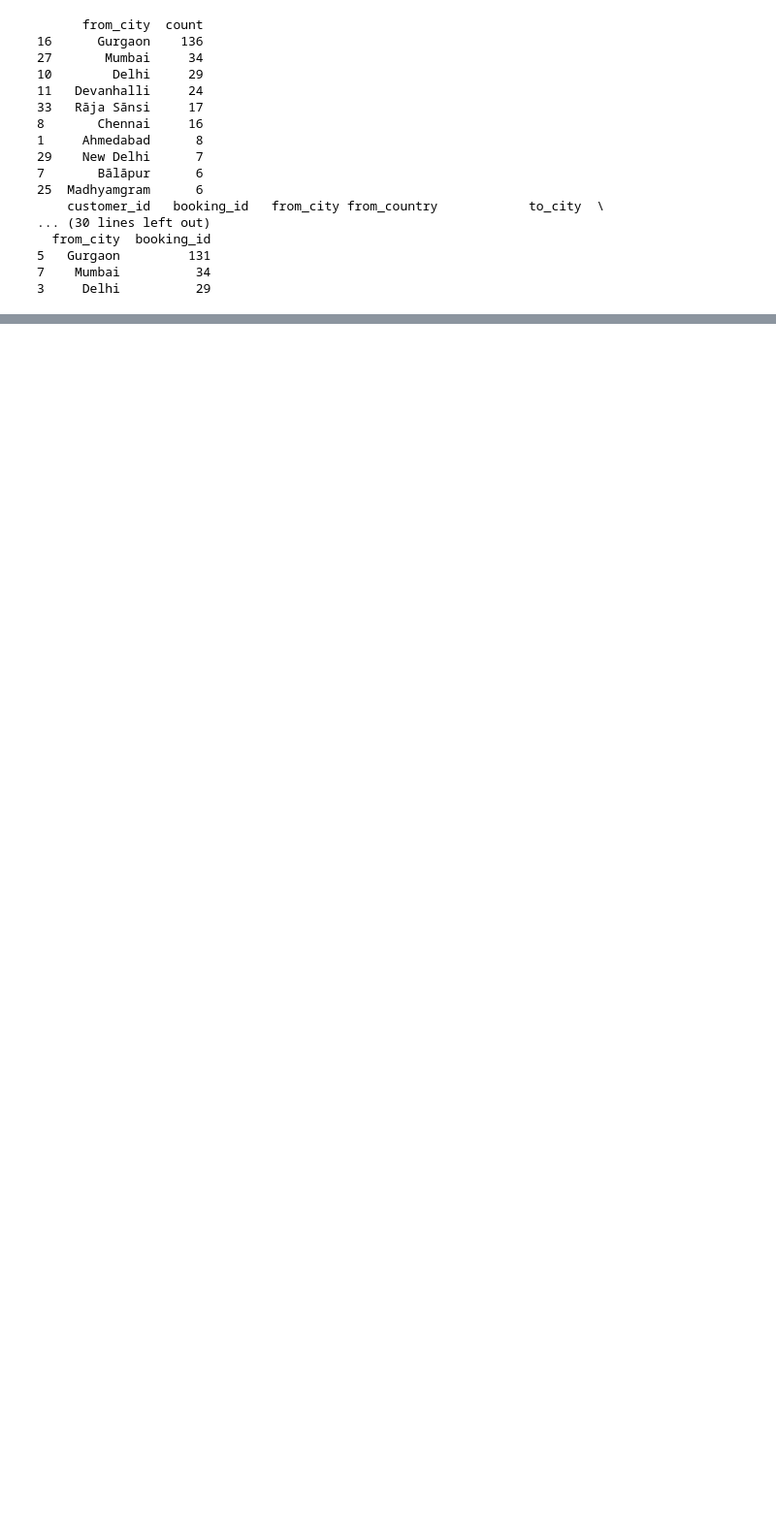
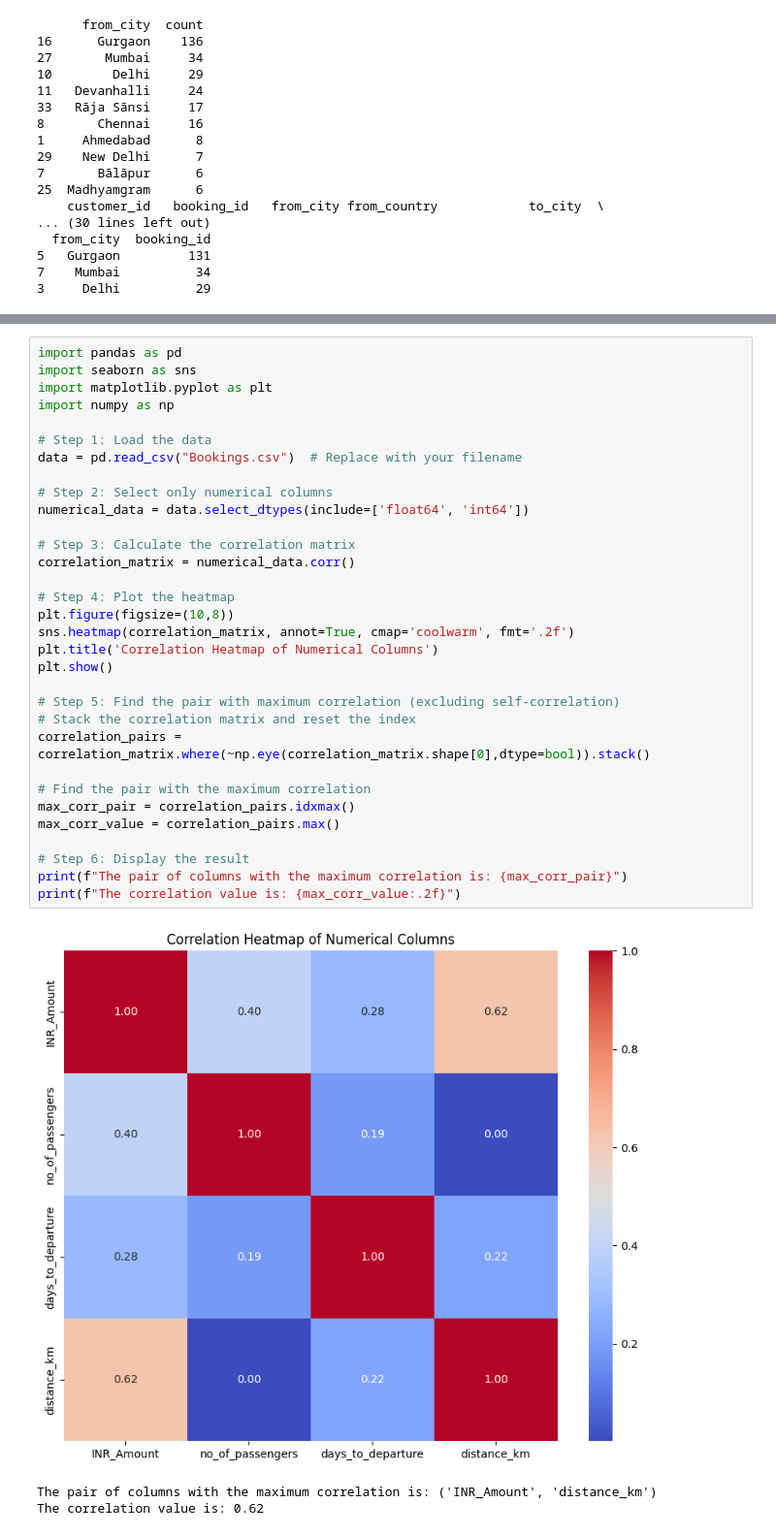
Before and after one commit to Ninja-draw-coder/PythonProjects, a Jupyter notebook: Travel_Aggregator_Analysis.ipynb, the cells around one changed output, grey strips where cells are left out. Shown at 97% size. Drawn from its saved outputs; the diff is of its cells as text; blank space fills up the shorter version.

```diff
--- a/Travel_Aggregator_Analysis.ipynb
+++ b/Travel_Aggregator_Analysis.ipynb
@@ -269,0 +289,36 @@ print(df_advance_departurecity.head(3))
+# %%
+import pandas as pd
+import seaborn as sns
+import matplotlib.pyplot as plt
+import numpy as np
+
+# Step 1: Load the data
+data = pd.read_csv("Bookings.csv")  # Replace with your filename
+
+# Step 2: Select only numerical columns
+numerical_data = data.select_dtypes(include=['float64', 'int64'])
+
+# Step 3: Calculate the correlation matrix
+correlation_matrix = numerical_data.corr()
+
+# Step 4: Plot the heatmap
+plt.figure(figsize=(10,8))
+sns.heatmap(correlation_matrix, annot=True, cmap='coolwarm', fmt='.2f')
+plt.title('Correlation Heatmap of Numerical Columns')
+plt.show()
+
+# Step 5: Find the pair with maximum correlation (excluding self-correlation)
+# Stack the correlation matrix and reset the index
+correlation_pairs = correlation_matrix.where(~np.eye(correlation_matrix.shape[0],dtype=bool)).stack()
+
+# Find the pair with the maximum correlation
+max_corr_pair = correlation_pairs.idxmax()
+max_corr_value = correlation_pairs.max()
+
+# Step 6: Display the result
+print(f"The pair of columns with the maximum correlation is: {max_corr_pair}")
+print(f"The correlation value is: {max_corr_value:.2f}")
+# %% [output]
+[figure, added]
+The pair of columns with the maximum correlation is: ('INR_Amount', 'distance_km')
+The correlation value is: 0.62
```
Also changed, not shown: parts of 3 cells of this notebook.
